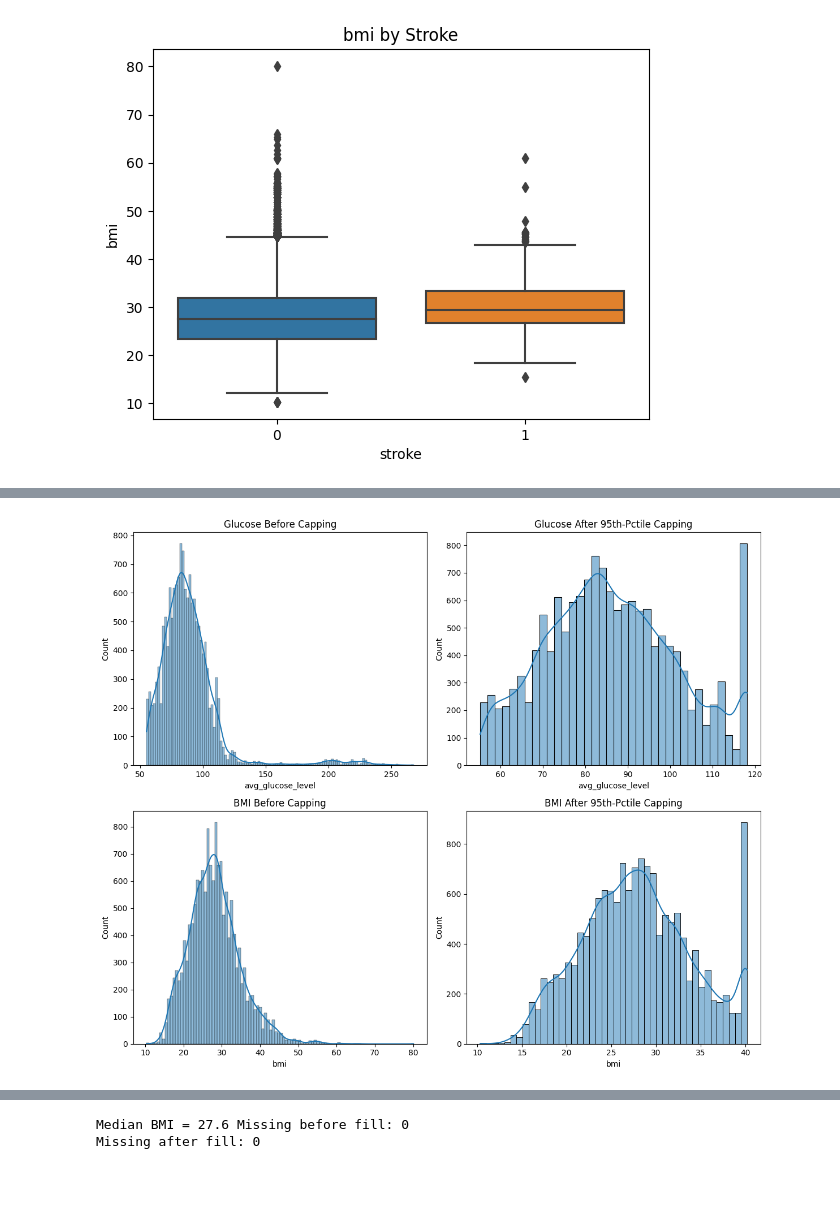
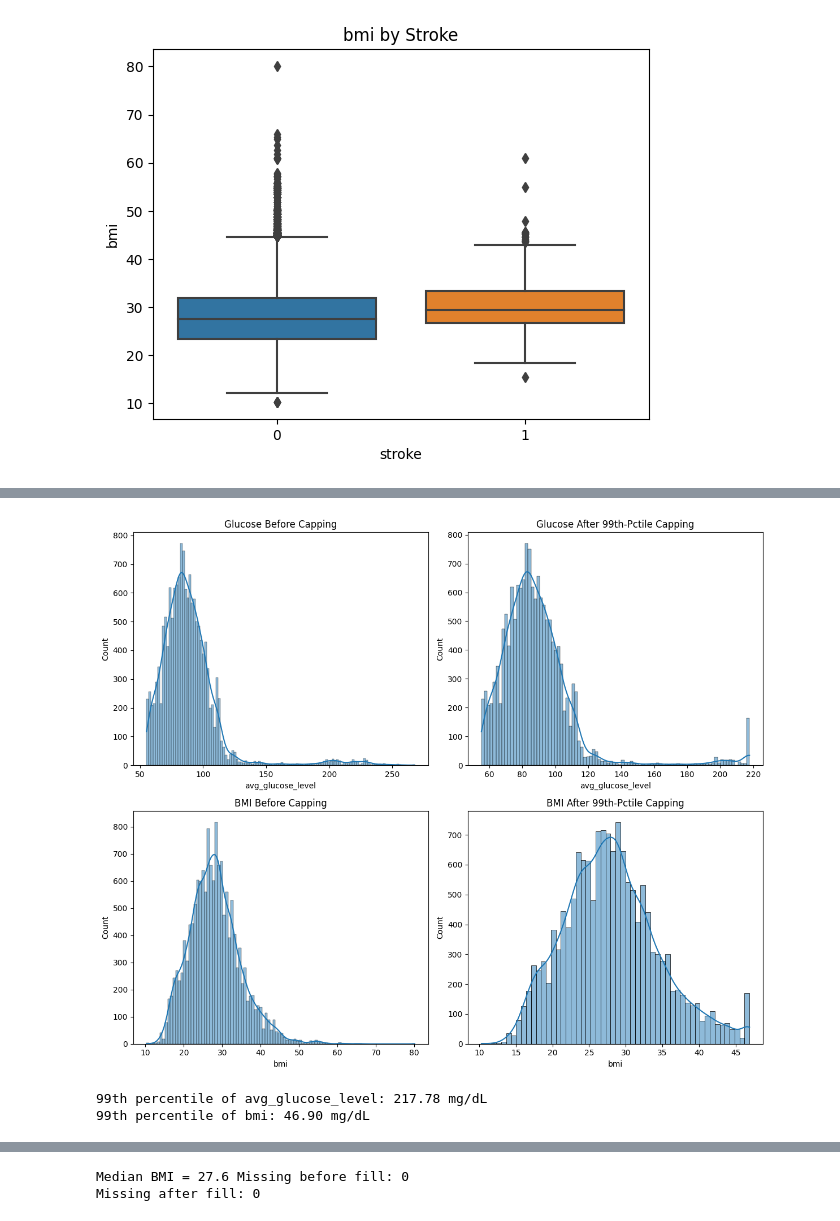
Before and after one commit to Cheryl-LL/stroke-prediction, a Jupyter notebook: stroke-prediction-byql.ipynb, the cells around one changed output, grey strips where cells are left out. Drawn from its saved outputs; the diff is of its cells as text; code cells hidden in the pictures; blank space fills up the shorter version.

```diff
--- a/stroke-prediction-byql.ipynb
+++ b/stroke-prediction-byql.ipynb
@@ -480,36 +469,43 @@ for col in num:
 # %%
 import numpy as np
 import matplotlib.pyplot as plt
 import seaborn as sns
 
 # 1) Make a copy of the original glucose (and BMI) values
 orig_df = df[['avg_glucose_level', 'bmi']].copy()
 
-# 2) Compute the 95th-percentile thresholds
-q95_glucose = orig_df['avg_glucose_level'].quantile(0.95)
-q95_bmi     = orig_df['bmi'].quantile(0.95)
+# 2) Compute the 99th-percentile thresholds
+q99_glucose = orig_df['avg_glucose_level'].quantile(0.99)
+q99_bmi     = orig_df['bmi'].quantile(0.99)
 
-# 3) Apply winsorization (cap at the 95th percentile)
-df['avg_glucose_level'] = orig_df['avg_glucose_level'].clip(upper=q95_glucose)
-df['bmi']               = orig_df['bmi'].clip(upper=q95_bmi)
+# 3) Apply winsorization (cap at the 99th percentile)
+df['avg_glucose_level'] = orig_df['avg_glucose_level'].clip(upper=q99_glucose)
+df['bmi']               = orig_df['bmi'].clip(upper=q99_bmi)
 
 # 4) Plot before vs. after capping for both features
 fig, axes = plt.subplots(2, 2, figsize=(12, 10))
 
 # Glucose
 sns.histplot(orig_df['avg_glucose_level'], kde=True, ax=axes[0, 0])
 axes[0, 0].set_title("Glucose Before Capping")
 sns.histplot(df['avg_glucose_level'], kde=True, ax=axes[0, 1])
-axes[0, 1].set_title("Glucose After 95th-Pctile Capping")
+axes[0, 1].set_title("Glucose After 99th-Pctile Capping")
 
 # BMI
 sns.histplot(orig_df['bmi'], kde=True, ax=axes[1, 0])
 axes[1, 0].set_title("BMI Before Capping")
 sns.histplot(df['bmi'], kde=True, ax=axes[1, 1])
-axes[1, 1].set_title("BMI After 95th-Pctile Capping")
+axes[1, 1].set_title("BMI After 99th-Pctile Capping")
 
 plt.tight_layout()
 plt.show()
+
+q99 = df['avg_glucose_level'].quantile(0.99)
+print(f"99th percentile of avg_glucose_level: {q99:.2f} mg/dL")
+q99 = df['bmi'].quantile(0.99)
+print(f"99th percentile of bmi: {q99:.2f} mg/dL")
 # %% [output]
-[figure, old version]
+[figure, new version]
+99th percentile of avg_glucose_level: 217.78 mg/dL
+99th percentile of bmi: 46.90 mg/dL
 # %% [markdown]
```
Also changed, not shown: parts of 8 cells of this notebook.
